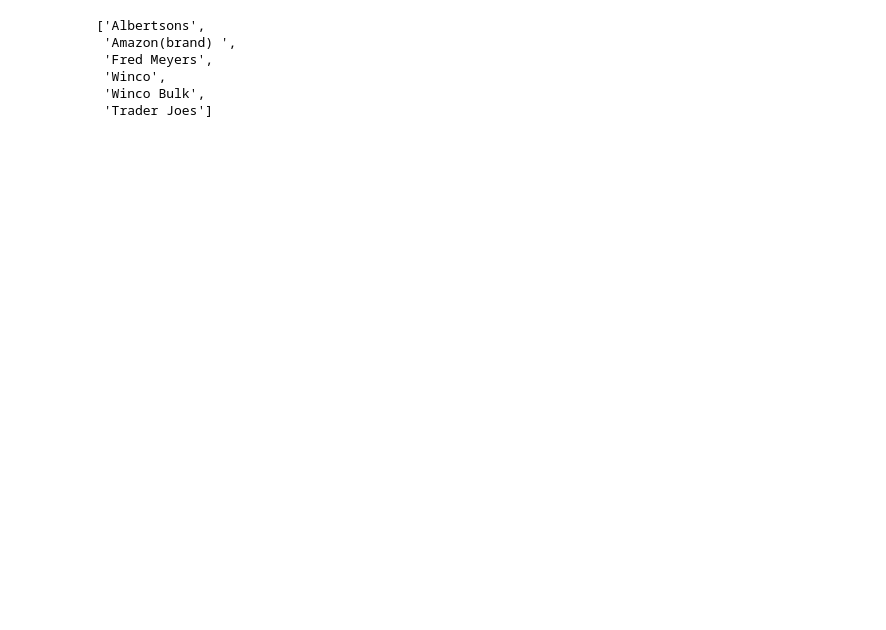
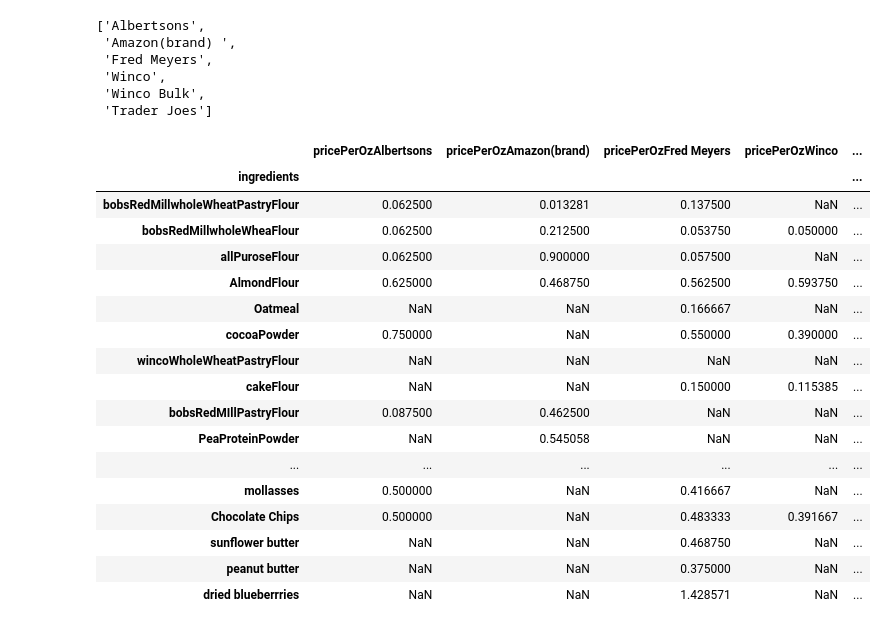
Before and after one commit to maxdickinson/DataTables, a Jupyter notebook: April7CostperCookie.ipynb, the cells around one changed output. Cells and saved outputs as stored; diff of their text form; code cells hidden in the pictures; blank space fills up the shorter version.

```diff
--- a/April7CostperCookie.ipynb
+++ b/April7CostperCookie.ipynb
@@ -73,3 +76,24 @@ storeNames
+# %%
+costXIngredientXPerOz
+# %% [output]
+|  | pricePerOzAlbertsons | pricePerOzAmazon(brand) | pricePerOzFred Meyers | pricePerOzWinco | ... |
+| ingredients |  |  |  |  | ... |
+| bobsRedMillwholeWheatPastryFlour | 0.062500 | 0.013281 | 0.137500 | NaN | ... |
+| bobsRedMillwholeWheaFlour | 0.062500 | 0.212500 | 0.053750 | 0.050000 | ... |
+| allPuroseFlour | 0.062500 | 0.900000 | 0.057500 | NaN | ... |
+| AlmondFlour | 0.625000 | 0.468750 | 0.562500 | 0.593750 | ... |
+| Oatmeal | NaN | NaN | 0.166667 | NaN | ... |
+| cocoaPowder | 0.750000 | NaN | 0.550000 | 0.390000 | ... |
+| wincoWholeWheatPastryFlour | NaN | NaN | NaN | NaN | ... |
+| cakeFlour | NaN | NaN | 0.150000 | 0.115385 | ... |
+| bobsRedMIllPastryFlour | 0.087500 | 0.462500 | NaN | NaN | ... |
+| PeaProteinPowder | NaN | 0.545058 | NaN | NaN | ... |
+| ... | ... | ... | ... | ... | ... |
+| mollasses | 0.500000 | NaN | 0.416667 | NaN | ... |
+| Chocolate Chips | 0.500000 | NaN | 0.483333 | 0.391667 | ... |
+| sunflower butter | NaN | NaN | 0.468750 | NaN | ... |
+| peanut butter | NaN | NaN | 0.375000 | NaN | ... |
+| dried blueberrries | NaN | NaN | 1.428571 | NaN | ... |
 # %%
 storeMin = costXIngredientXPerOz.idxmin(axis = 1)
 # %%
```
Also changed, not shown: parts of 30 cells of this notebook, 3 other files.
